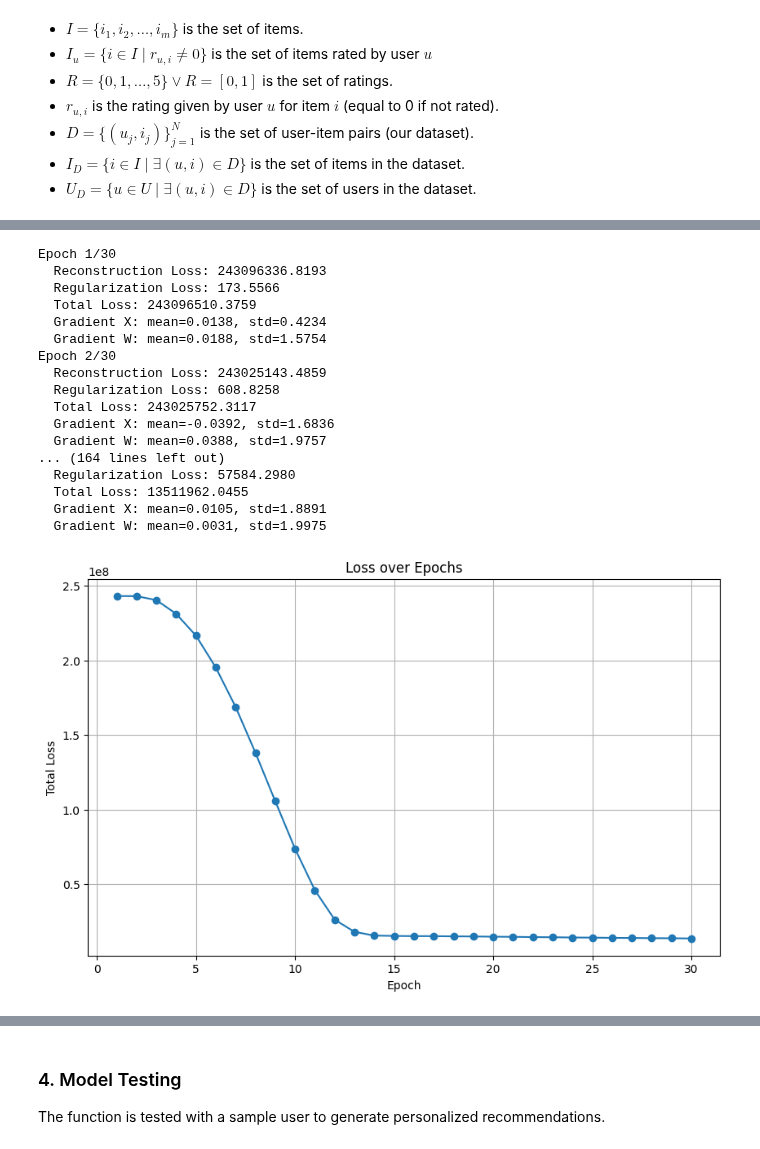
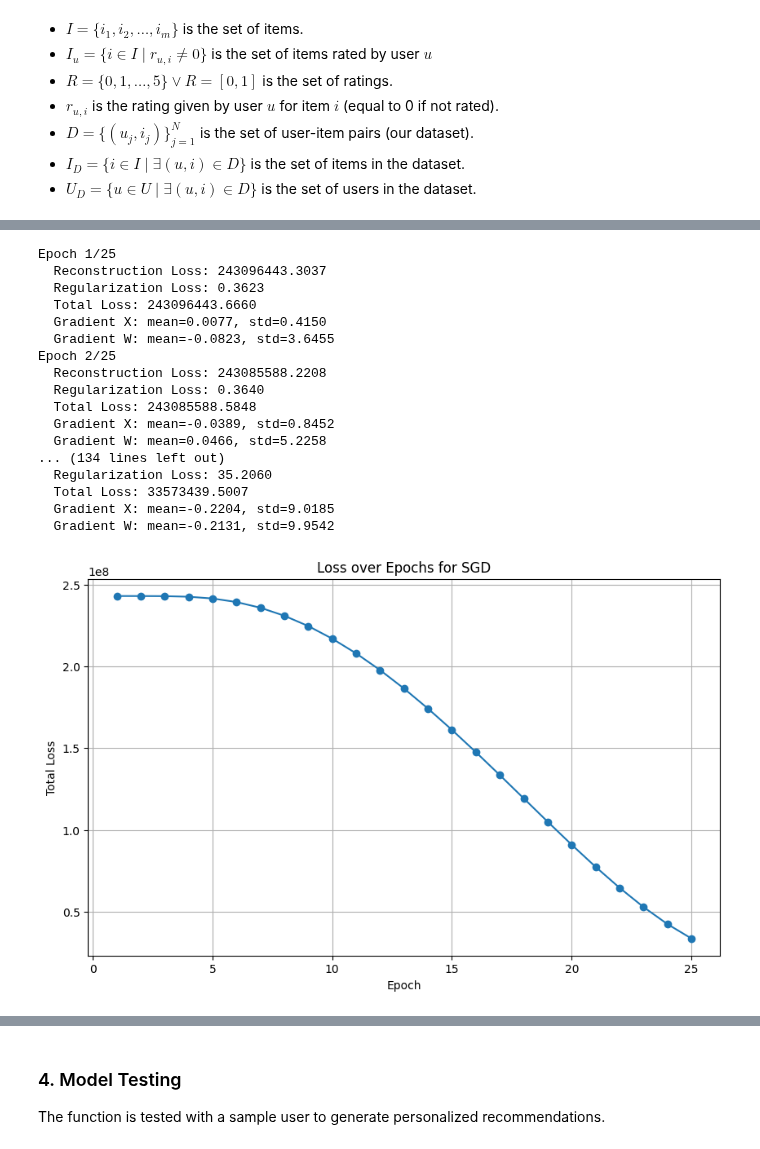
Before and after one commit to lorenzo-arcioni/Computer-Science-Sapienza, a Jupyter notebook: Big Data Computing/Second/collaborative_latent-factors_recommending_system.ipynb, the cells around one changed output, grey strips where cells are left out. Saved outputs shown, nothing was run; the diff lists cells and outputs as text; code cells hidden in the pictures.

```diff
--- a/Big Data Computing/Second/collaborative_latent-factors_recommending_system.ipynb
+++ b/Big Data Computing/Second/collaborative_latent-factors_recommending_system.ipynb
@@ -172,11 +172,11 @@ $$
 # Step 2: Setting up the model parameters
 
 # Hyperparameters
-num_factors = 100  # Number of latent factors (k)
-learning_rate = 0.01  # Learning rate (eta)
-reg_lambda = 0.1  # Regularization term (lambda)
-num_epochs = 30  # Number of epochs
-gradient_clip = 2.0  # Gradient clipping threshold
+num_factors = 250  # Number of latent factors (k)
+learning_rate = 0.001  # Learning rate (eta)
+reg_lambda = 0.0001  # Regularization term (lambda)
+num_epochs = 25  # Number of epochs
+gradient_clip = 10.0  # Gradient clipping threshold
 
 # Dimensions of the user-item matrix
 num_users, num_items = user_item_matrix.shape
@@ -186,8 +186,8 @@ X = np.random.normal(scale=0.01, size=(num_users, num_factors))
 W = np.random.normal(scale=0.01, size=(num_items, num_factors))
 
 # Create a mask for observed entries in R
-R = user_item_matrix.values
-mask = R > 0  # Boolean mask for observed entries
+M = user_item_matrix.values
+mask = M > 0  # Boolean mask for observed entries
 
 # List to store loss values for plotting
 loss_history = []
@@ -257,17 +257,17 @@ In order to optimize the loss function, we use Stochastic Gradient Descent (SGD)
 # %%
 #4. Start SGD loop
 
-# Initialize R_hat as the predicted matrix
-R_hat = np.ndarray(shape=(num_users, num_items))
+# Initialize M_hat as the predicted matrix
+M_hat = np.ndarray(shape=(num_users, num_items))
 
 # Perform SGD for a number of epochs
 
 for epoch in range(num_epochs):
     # Compute the predicted matrix
-    R_hat = X @ W.T
+    M_hat = X @ W.T
 
     # Compute the error matrix for observed entries only
-    E = np.multiply(mask, R - R_hat)
+    E = np.multiply(mask, M - M_hat)
 
     # Compute gradients with regularization
     grad_X = -E @ W + reg_lambda * X
@@ -304,33 +304,33 @@ for epoch in range(num_epochs):
     print(f"  Gradient X: mean={np.mean(grad_X):.4f}, std={np.std(grad_X):.4f}")
     print(f"  Gradient W: mean={np.mean(grad_W):.4f}, std={np.std(grad_W):.4f}")
 # %% [output]
-Epoch 1/30
-  Reconstruction Loss: 243096336.8193
-  Regularization Loss: 173.5566
-  Total Loss: 243096510.3759
-  Gradient X: mean=0.0138, std=0.4234
-  Gradient W: mean=0.0188, std=1.5754
-Epoch 2/30
-  Reconstruction Loss: 243025143.4859
-  Regularization Loss: 608.8258
-  Total Loss: 243025752.3117
-  Gradient X: mean=-0.0392, std=1.6836
-  Gradient W: mean=0.0388, std=1.9757
-... (164 lines left out)
-  Regularization Loss: 57584.2980
-  Total Loss: 13511962.0455
-  Gradient X: mean=0.0105, std=1.8891
-  Gradient W: mean=0.0031, std=1.9975
+Epoch 1/25
+  Reconstruction Loss: 243096443.3037
+  Regularization Loss: 0.3623
+  Total Loss: 243096443.6660
+  Gradient X: mean=0.0077, std=0.4150
+  Gradient W: mean=-0.0823, std=3.6455
+Epoch 2/25
+  Reconstruction Loss: 243085588.2208
+  Regularization Loss: 0.3640
+  Total Loss: 243085588.5848
+  Gradient X: mean=-0.0389, std=0.8452
+  Gradient W: mean=0.0466, std=5.2258
+... (134 lines left out)
+  Regularization Loss: 35.2060
+  Total Loss: 33573439.5007
+  Gradient X: mean=-0.2204, std=9.0185
+  Gradient W: mean=-0.2131, std=9.9542
 # %%
 from matplotlib import pyplot as plt
 
 # Plot the loss history
 plt.figure(figsize=(10, 6))
 plt.plot(range(1, len(loss_history) + 1), loss_history, marker='o', linestyle='-')
 plt.xlabel('Epoch')
 plt.ylabel('Total Loss')
-plt.title('Loss over Epochs')
+plt.title('Loss over Epochs for SGD')
 plt.grid()
 plt.show()
 # %% [output]
-[figure, old version]
+[figure, new version]
```
Also changed, not shown: parts of 11 cells of this notebook, 1 other file.
